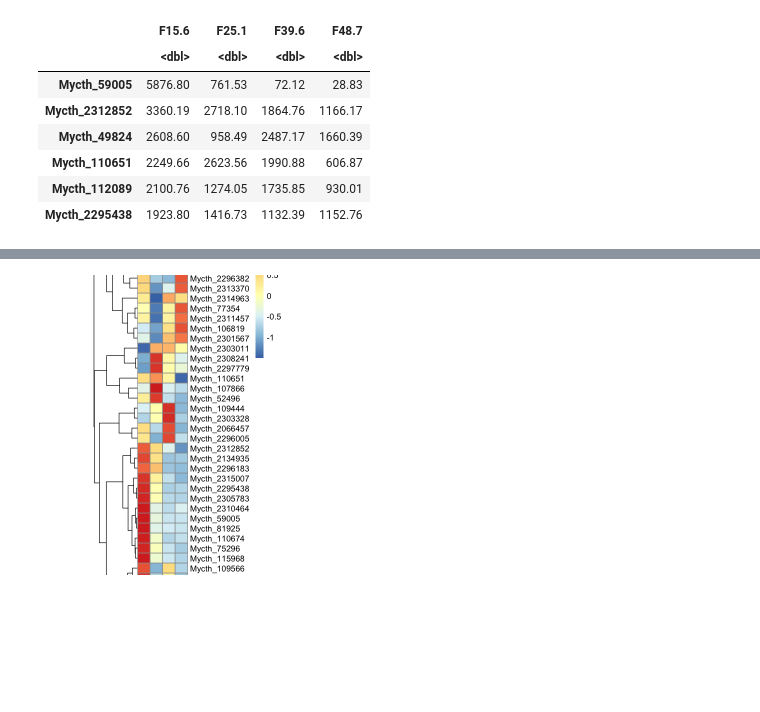
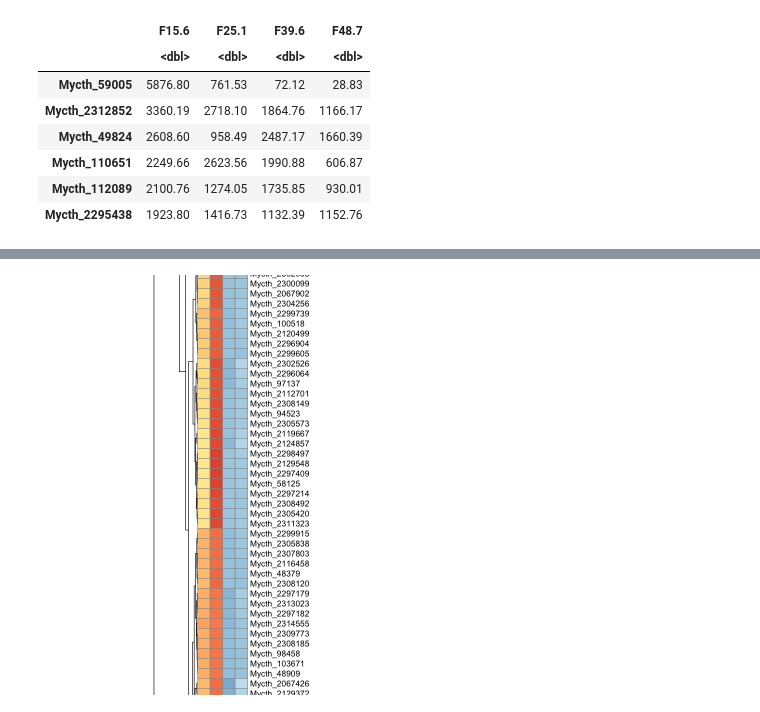
Before and after one commit to dongchen1998/code, a Jupyter notebook: lab/ST/heatmap/pheatmap.ipynb, the cells around one changed output, grey strips where cells are left out. Drawn from its saved outputs; the diff is of its cells as text; code cells hidden in the pictures; blank space fills up the shorter version.

```diff
--- a/lab/ST/heatmap/pheatmap.ipynb
+++ b/lab/ST/heatmap/pheatmap.ipynb
@@ -61,0 +101,4 @@ A data.frame: 6 × 4
+# %%
+library(readxl)
+data <- read_excel("./ST-exp.xlsx", sheet = 1)
+head(data)
@@ -61,0 +115,5 @@ A data.frame: 6 × 4
+# %%
+data <- as.data.frame(data) # tibble不支持行名，需要转换为data.frame
+row.names(data) <- data[,1]  # 将第一列设为行名
+data <- data[,-1]            # 移除现在已经成为行名的第一列
+head(data)
@@ -62,9 +130,9 @@ A data.frame: 6 × 4
 # %%
 # expression_data <- t(scale(t(expression_data)))
 # %%
-pheatmap(expression_data,
+pheatmap(data,
         scale = "row",
         cellwidth = 15,
         cellheight = 12)
 # %% [output]
-[figure, old version]
+[figure, new version]
```
Also changed, not shown: parts of 11 cells of this notebook, 4 other files.
